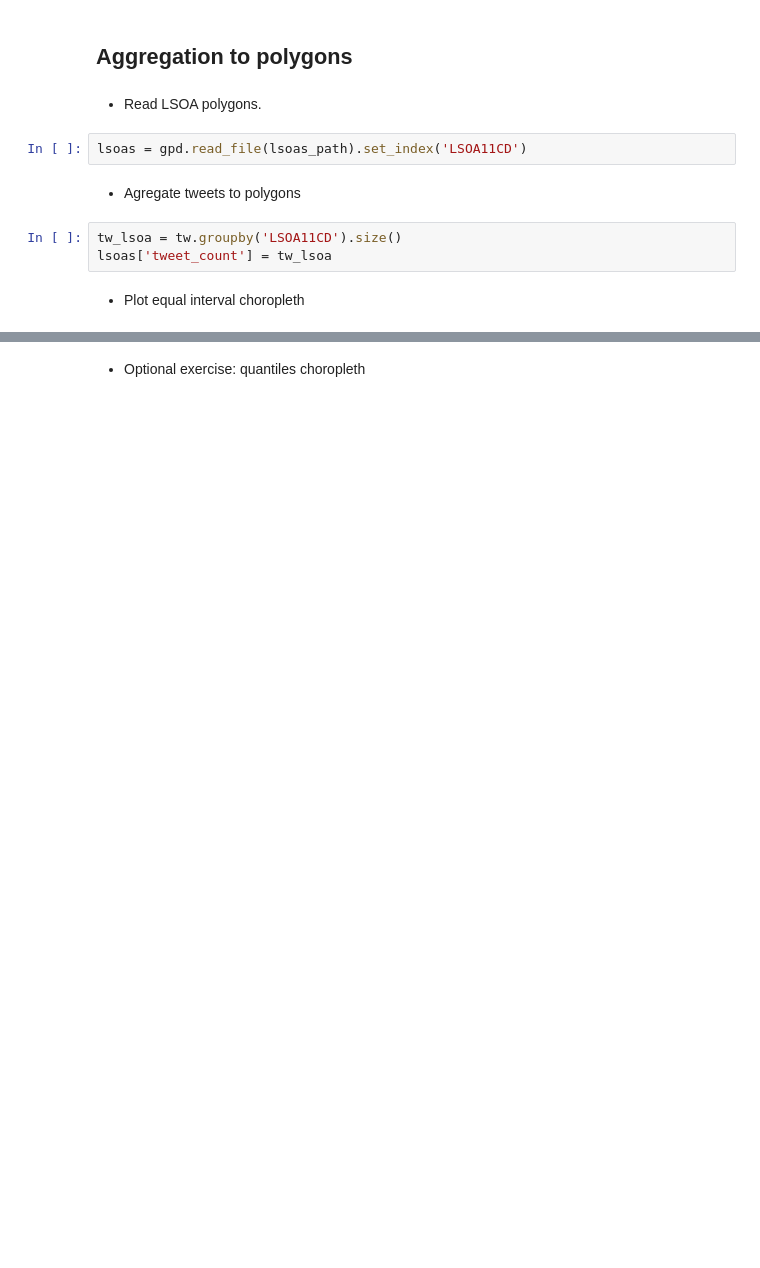
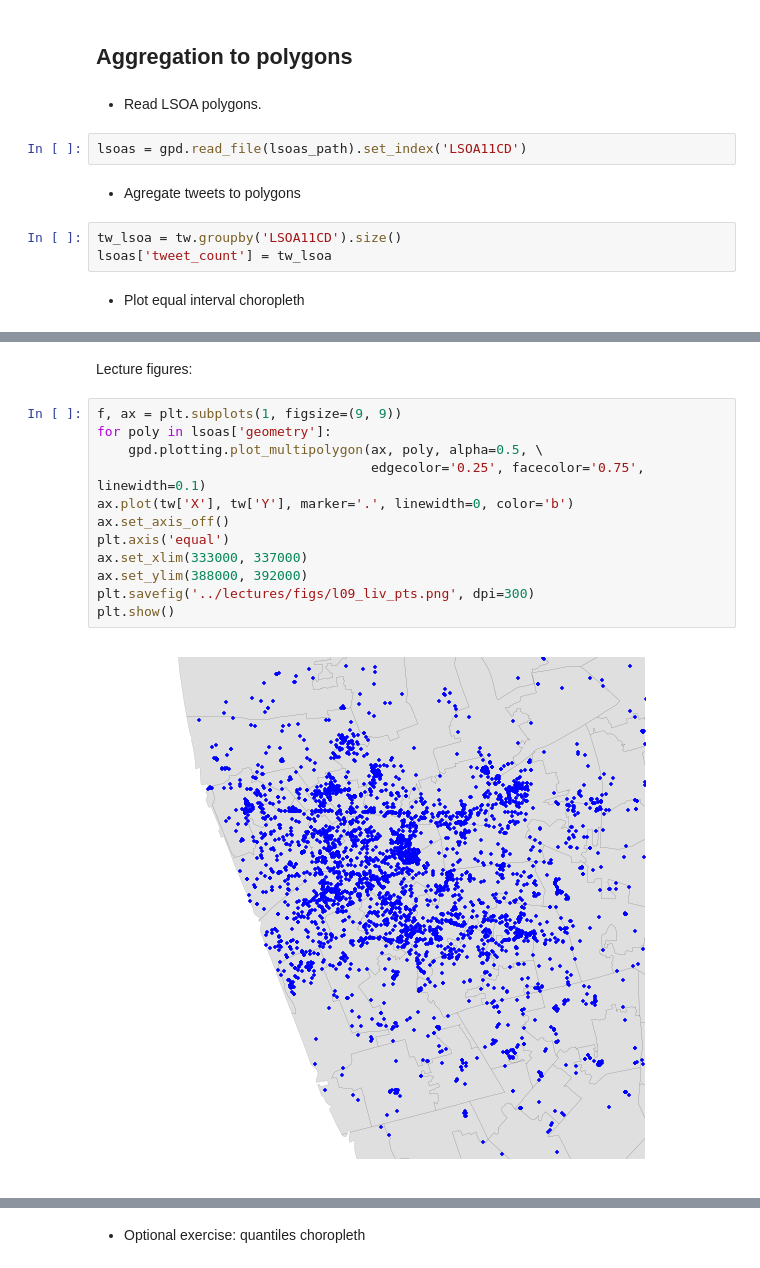
Before and after one commit to darribas/gds15, a Jupyter notebook: content/labs/lab_09.ipynb, the cells around one changed output, grey strips where cells are left out. Saved outputs shown, nothing was run; the diff lists cells and outputs as text; blank space fills up the shorter version.

```diff
--- a/content/labs/lab_09.ipynb
+++ b/content/labs/lab_09.ipynb
@@ -90,0 +91,16 @@ plt.show()
+# %% [markdown]
+Lecture figures:
+# %%
+f, ax = plt.subplots(1, figsize=(9, 9))
+for poly in lsoas['geometry']:
+    gpd.plotting.plot_multipolygon(ax, poly, alpha=0.5, \
+                                   edgecolor='0.25', facecolor='0.75', linewidth=0.1)
+ax.plot(tw['X'], tw['Y'], marker='.', linewidth=0, color='b')
+ax.set_axis_off()
+plt.axis('equal')
+ax.set_xlim(333000, 337000)
+ax.set_ylim(388000, 392000)
+plt.savefig('../lectures/figs/l09_liv_pts.png', dpi=300)
+plt.show()
+# %% [output]
+[figure, added]
```
Also changed, not shown: parts of 12 cells of this notebook, 18 other files.
